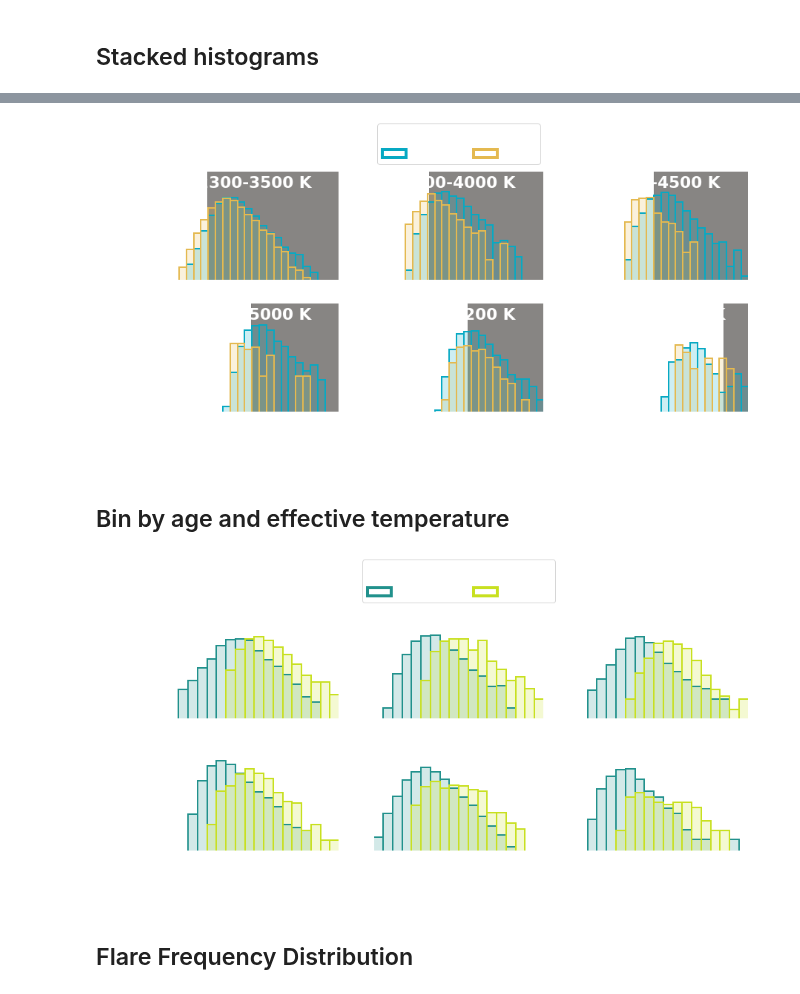
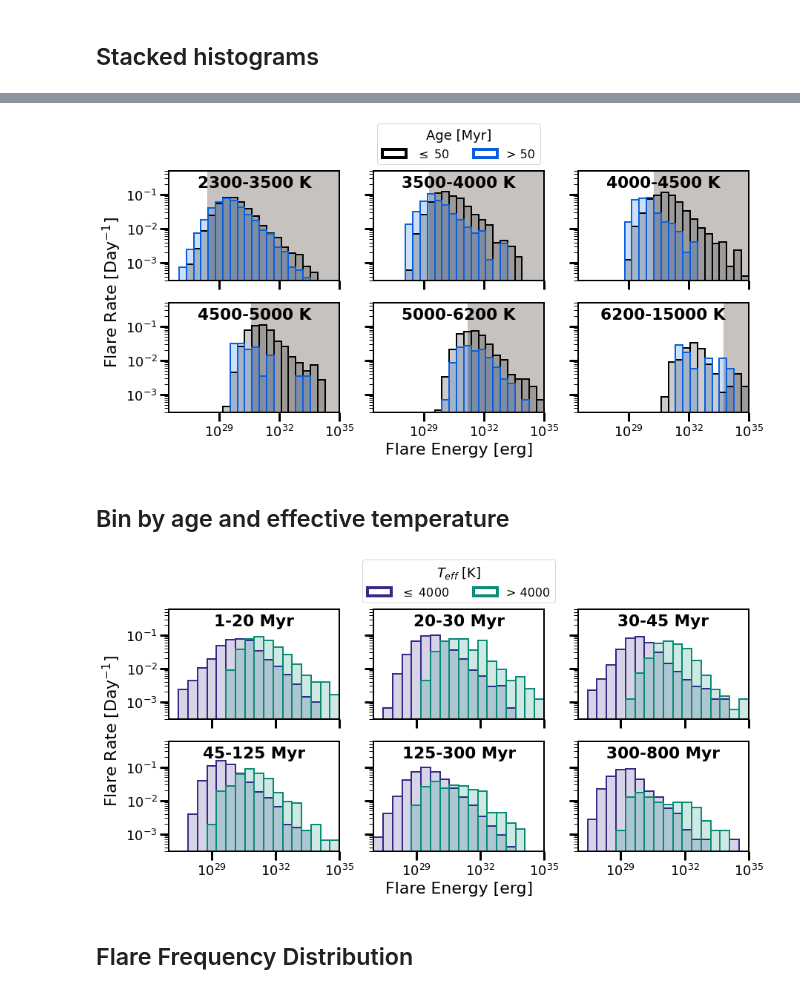
Before and after one commit to afeinstein20/stella, a Jupyter notebook: notebooks/plotting.ipynb, the cells around one changed output, grey strips where cells are left out. Saved outputs shown, nothing was run; the diff lists cells and outputs as text; code cells hidden in the pictures.

```diff
--- a/notebooks/plotting.ipynb
+++ b/notebooks/plotting.ipynb
@@ -71,3 +19,8 @@ parula_colors = np.array(parula_colors)
+# %%
+from matplotlib.colors import LinearSegmentedColormap
+
+parula_colors = np.load('/Users/arcticfox/parula_colors.npy')
+parula = LinearSegmentedColormap.from_list('parula', parula_colors)
 # %%
 from pylab import *
 colormap='viridis'
@@ -457,6 +408,8 @@ plt.rcParams['axes.labelcolor'] = COLOR
 plt.rcParams['axes.edgecolor'] = COLOR
 plt.rcParams['figure.facecolor'] = 'none'
 plt.rcParams['legend.facecolor'] = 'none'
+
+savedir = '/Users/arcticfox/Documents/GitHub/presentation-figures/stella-flares/light-bkg'
 # %%
 plt.figure(figsize=(8,5))
 plt.plot(np.arange(0,12,1), np.arange(0,12,1), c=parula_colors[120],
@@ -593,21 +544,0 @@ plt.savefig('/Users/arcticfox/Documents/youngStars/stella/presentationFigures/fl
-# %%
-fig, ax3 = plt.subplots(figsize=(12,8))
-im = ax3.scatter(measured['Rp']-measured['Bp'],
-                measured['avg_period_days'],
-                c=measured['weighted_rate'],
-                s=18,
-                cmap=parula, vmin=0, vmax=0.3)
-cm = fig.colorbar(im, ax=ax3, shrink=0.95)
-cm.set_label('Flare Rate [Day $^{-1}$]', fontsize=24)
-
-#plt.xlim(0.6,-4.3)
-ax3.set_xlabel('$Gaia$ $B_p-R_p$', fontsize=24)
-#ax1.set_ylabel('$P_{rot}$ [Days]', fontsize=24)
-ax3.set_ylabel('$P_{rot}$ [Days]', fontsize=24)
-ax3.set_yscale('log')
-
-#plt.savefig('/Users/arcticfox/Documents/youngStars/southern_paper_figures/combined_rot_plots.pdf',
-#            rasterize=True, dpi=250, bbox_inches='tight')
-
-#plt.savefig('/Users/arcticfox/Documents/youngStars/presentationFigures/flare_rate_rot.png',
-#            rasterize=True, dpi=250, bbox_inches='tight', transparent=True)
@@ -1017,8 +952,7 @@ def stacked_histogram_ages(all_ages, all_amps, all_weights, tics, age_cutoff=50,
         if where == 'paper':
             ax.axvspan(TEMP_LIMITS[p], 10**36, color='#bfbbb8', zorder=0, alpha=0.9)
         else:
-            ax.axvspan(TEMP_LIMITS[p], 10**36, color='#7a7876', zorder=0, alpha=0.9,
-                       alpha=0.5)
+            ax.axvspan(TEMP_LIMITS[p], 10**36, color='#7a7876', zorder=0, alpha=0.9)
 
         ax.set_ylim(3*10**-4, 5*10**-1)
 
@@ -1053,19 +985,19 @@ SyntaxError: keyword argument repeated (<ipython-input-34-6fe0b2411221>, line 90
 # %%
 %matplotlib inline
 fig = stacked_histogram_ages(all_ages_per_bin,
                              all_amps_per_bin,
                              all_weights_per_bin,
                              all_tics_per_bin,
                              age_cutoff=50,
-                             where='presentation')
+                             where='paper')
 #fig.savefig('/Users/arcticfox/Documents/youngStars/southern_paper_figures/byage.pdf',
 #            dpi=250, rasterize=True,
 #            bbox_inches='tight')#, transparent=True)
-fig.savefig('/Users/arcticfox/Documents/youngStars/stella/presentationFigures/byage.png',
+fig.savefig(os.path.join(savedir, 'byage.png'),
             dpi=250, rasterize=True,
             bbox_inches='tight', transparent=True)
 # %% [output]
-[figure, old version]
+[figure, new version]
 # %% [markdown]
 ## Bin by age and effective temperature
 # %%
@@ -1219,15 +1151,15 @@ fig = stacked_histogram_temp(all_temps_per_age,
                              all_weights_per_age,
                              all_tics_per_age,
                              temp_cutoff=4000,
-                             where='presentation')
+                             where='paper')
 #fig.savefig('/Users/arcticfox/Documents/youngStars/southern_paper_figures/byteff.pdf',
 #            dpi=250, rasterize=True,
 #            bbox_inches='tight')
-fig.savefig('/Users/arcticfox/Documents/youngStars/stella/presentationFigures/byteff.png',
+fig.savefig(os.path.join(savedir, 'byteff.png'),
             dpi=250, rasterize=True,
             bbox_inches='tight', transparent=True)
 # %% [output]
-[figure, old version]
+[figure, new version]
 # %% [markdown]
 ## Flare Frequency Distribution
 # %%
```
Also changed, not shown: parts of 15 cells of this notebook.
